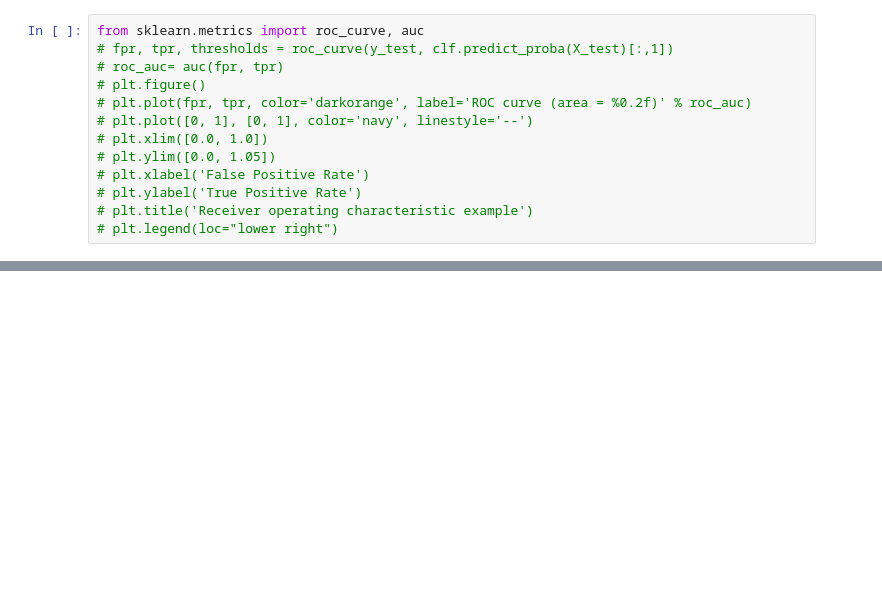
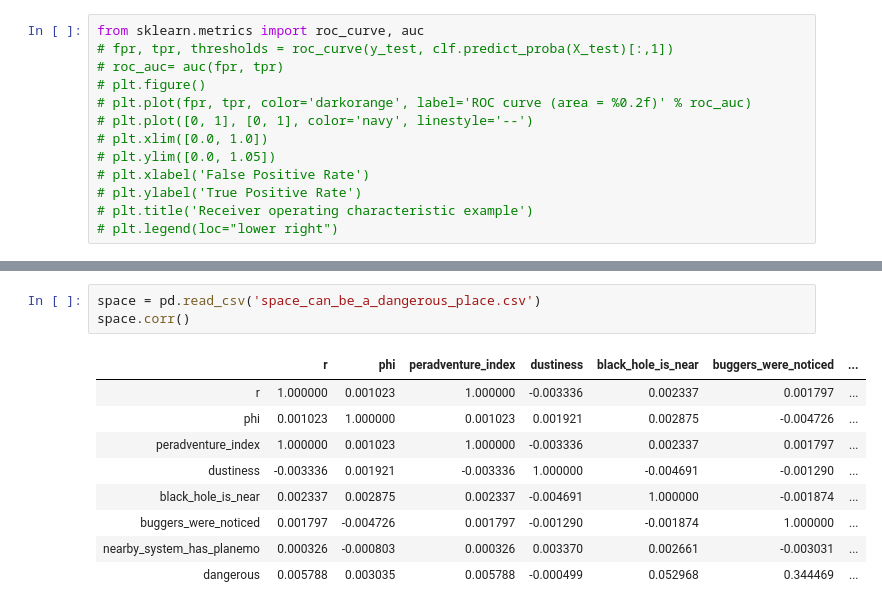
Before and after one commit to nealkafree/python, a Jupyter notebook: DataScienceCourse/examplesnote.ipynb, the cells around one changed output, grey strips where cells are left out. Saved outputs shown, nothing was run; the diff lists cells and outputs as text; blank space fills up the shorter version.

```diff
--- a/DataScienceCourse/examplesnote.ipynb
+++ b/DataScienceCourse/examplesnote.ipynb
@@ -274,0 +375,13 @@ from sklearn.metrics import roc_curve, auc
+# %%
+space = pd.read_csv('space_can_be_a_dangerous_place.csv')
+space.corr()
+# %% [output]
+|  | r | phi | peradventure_index | dustiness | black_hole_is_near | buggers_were_noticed | ... |
+| r | 1.000000 | 0.001023 | 1.000000 | -0.003336 | 0.002337 | 0.001797 | ... |
+| phi | 0.001023 | 1.000000 | 0.001023 | 0.001921 | 0.002875 | -0.004726 | ... |
+| peradventure_index | 1.000000 | 0.001023 | 1.000000 | -0.003336 | 0.002337 | 0.001797 | ... |
+| dustiness | -0.003336 | 0.001921 | -0.003336 | 1.000000 | -0.004691 | -0.001290 | ... |
+| black_hole_is_near | 0.002337 | 0.002875 | 0.002337 | -0.004691 | 1.000000 | -0.001874 | ... |
+| buggers_were_noticed | 0.001797 | -0.004726 | 0.001797 | -0.001290 | -0.001874 | 1.000000 | ... |
+| nearby_system_has_planemo | 0.000326 | -0.000803 | 0.000326 | 0.003370 | 0.002661 | -0.003031 | ... |
+| dangerous | 0.005788 | 0.003035 | 0.005788 | -0.000499 | 0.052968 | 0.344469 | ... |
```
Also changed, not shown: parts of 17 cells of this notebook, 1 other file.
